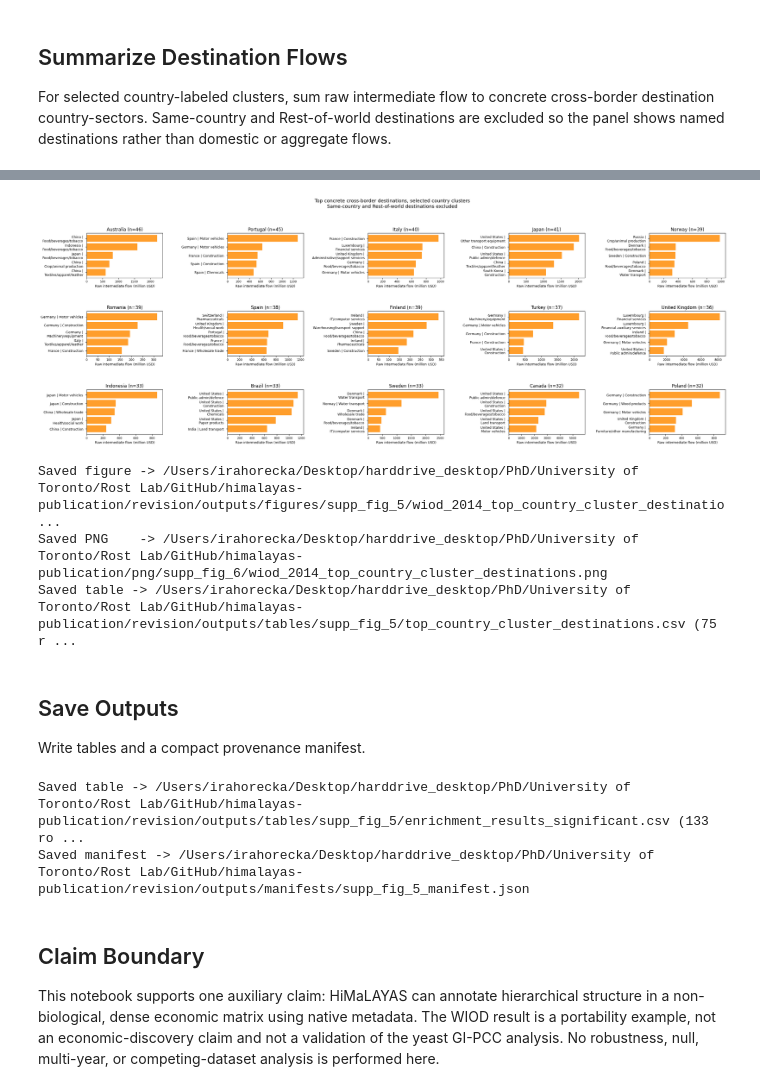
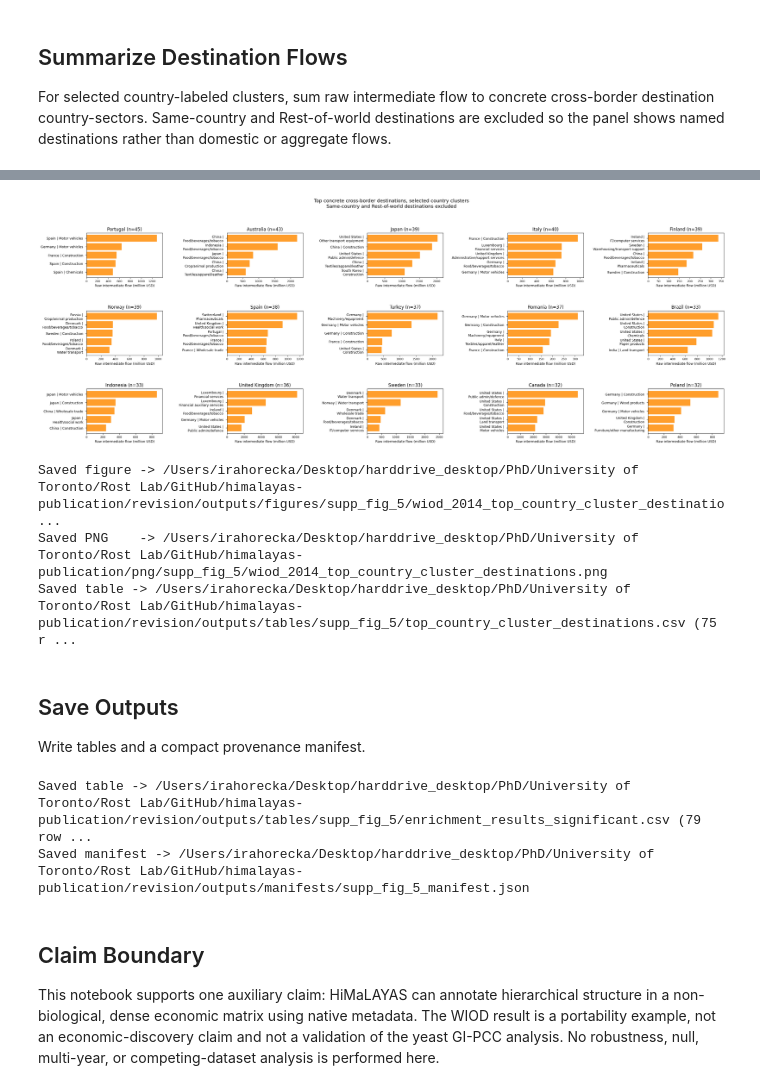
Before and after one commit to himalayas-base/himalayas-publication, a Jupyter notebook: supp_fig_5.ipynb, the cells around one changed output, grey strips where cells are left out. Saved outputs shown, nothing was run; the diff lists cells and outputs as text; code cells hidden in the pictures.

```diff
--- a/supp_fig_5.ipynb
+++ b/supp_fig_5.ipynb
@@ -258,10 +297,10 @@ Cluster row flow profiles with the standard HiMaLAYAS chain, then test country a
 # %%
-annotation_dict = {**sector_to_labels, **country_to_labels}
+annotation_dict = {**country_to_labels}
 annotations = Annotations(annotation_dict, matrix)
 print(f"Annotation terms retained: {len(annotations.terms)}")
 
 N_ROWS = matrix.values.shape[0]
-MIN_CLUSTER_SIZE = 20  # conservative, simple value: ~0.8% of 2,464 rows
+MIN_CLUSTER_SIZE = 20  # conservative, simple value: ~0.8% of N_ROWS
 
 print(f"Row count: {N_ROWS}")
 print(f"min_cluster_size: {MIN_CLUSTER_SIZE} (conservative fixed value, documented here)")
@@ -553,14 +671,16 @@ Summarize the same clustering/enrichment result in a compact cluster-level dendr
 from himalayas.plot import plot_dendrogram_condensed
 
 N_SIGNIFICANT_CLUSTERS = int(results_sig.df["cluster"].nunique())
+N_TOTAL_LEAF_CLUSTERS = len(results_sig.cluster_layout().cluster_spans)
 print(f"Significant clusters to label: {N_SIGNIFICANT_CLUSTERS}")
+print(f"Total leaf clusters drawn:     {N_TOTAL_LEAF_CLUSTERS}")
 
 condensed_dendrogram = plot_dendrogram_condensed(
     results_sig,
-    rank_by="p",
+    rank_by="q",
     label_mode="top_term",
     label_overrides=CLUSTER_LABEL_OVERRIDES,
-    figsize=(4.8, 0.29 * N_SIGNIFICANT_CLUSTERS),
+    figsize=(4.8, 0.29 * N_TOTAL_LEAF_CLUSTERS),
     sigbar_cmap="YlOrBr",
     sigbar_min_logp=0.0,
     sigbar_max_logp=enrichment_norm_max,
@@ -572,7 +692,7 @@ condensed_dendrogram = plot_dendrogram_condensed(
     wrap_text=True,
     wrap_width=24,
     overflow="ellipsis",
-    label_fields=("label", "n"),
+    label_fields=("label", "n", "q"),
     label_color=LABEL_COLOR,
     label_left_pad=0.035,
     dendrogram_color=DENDRO_COLOR,
@@ -608,13 +729,15 @@ import re as _re
 COUNTRY_TERM_RE = _re.compile(r"^[A-Z]{3}$")
 N_TOP_CLUSTERS = 15
 N_TOP_DESTINATIONS = 5
-EXCLUDED_DESTINATION_COUNTRIES = ("ROW",)  # aggregate "Rest of world", not a concrete country-sector
+EXCLUDED_DESTINATION_COUNTRIES = (
+    "ROW",
+)  # aggregate "Rest of world", not a concrete country-sector
 
 
 def select_top_country_clusters(cluster_labels_df, n=N_TOP_CLUSTERS):
     """Return the n most significant clusters whose top term is a country code."""
     is_country = cluster_labels_df["label"].str.fullmatch(COUNTRY_TERM_RE)
-    country_clusters = cluster_labels_df[is_country].sort_values("pval")
+    country_clusters = cluster_labels_df[is_country].sort_values("qval")
     return country_clusters.head(n).reset_index(drop=True)
 
 
@@ -629,7 +752,7 @@ def summarize_top_destinations(flow_block, clusters, cluster_id, country, top_n=
 
 top_country_clusters = select_top_country_clusters(cluster_labels)
 print(f"Selected {len(top_country_clusters)} top country-labeled clusters:")
-print(top_country_clusters[["cluster", "label", "pval"]].to_string(index=False))
+print(top_country_clusters[["cluster", "label", "qval"]].to_string(index=False))
 
 # Defensive check: confirm every selected cluster still has a full top-5 of concrete
 # (non-same-country, non-ROW) cross-border destinations after the added exclusion.
@@ -666,5 +789,9 @@ OK: cluster 18 (POL) has a full top-5.
 # %%
 DEST_BAR_COLOR = "#FF9E2C"
+# This panel stays white-background/black-text independent of the matrix figure's
+# black-background styling above (LABEL_COLOR/BACKGROUND_COLOR are reused globals).
+DEST_LABEL_COLOR = "black"
+DEST_BACKGROUND_COLOR = "white"
 
 
 def wrap_destination_label(label, max_chars=24):
@@ -681,12 +808,12 @@ fig, axes = plt.subplots(
     figsize=(26, 10),
     squeeze=False,
 )
-fig.patch.set_facecolor(BACKGROUND_COLOR)
+fig.patch.set_facecolor(DEST_BACKGROUND_COLOR)
 fig.subplots_adjust(left=0.055, right=0.985, top=0.85, bottom=0.09, wspace=0.85, hspace=0.75)
 
 destination_records = []
 for ax, row in zip(axes.flat, top_country_clusters.itertuples(index=False)):
-    ax.set_facecolor(BACKGROUND_COLOR)
+    ax.set_facecolor(DEST_BACKGROUND_COLOR)
     top_dest = summarize_top_destinations(flow_block, results_sig.clusters, row.cluster, row.label)
 
     for rank, (dest_label, flow_value) in enumerate(top_dest.items(), start=1):
@@ -703,46 +830,46 @@ for ax, row in zip(axes.flat, top_country_clusters.itertuples(index=False)):
 
     bar_labels = [
         wrap_destination_label(readable_destination_label(lbl)) for lbl in top_dest.index
     ][::-1]
     bar_values = top_dest.values[::-1]
     ax.barh(bar_labels, bar_values, color=DEST_BAR_COLOR)
     ax.tick_params(axis="y", pad=6)
     ax.set_xlim(0, float(bar_values.max()) * 1.08)
     n_rows = len(results_sig.clusters.cluster_to_labels[row.cluster])
-    ax.set_title(
-        f"{COUNTRY_NAME[row.label]} (n={n_rows})", fontsize=12, color=LABEL_COLOR
-    )
-    ax.set_xlabel("Raw intermediate flow (million USD)", fontsize=9, color=LABEL_COLOR)
+    ax.set_title(f"{COUNTRY_NAME[row.label]} (n={n_rows})", fontsize=12, color=DEST_LABEL_COLOR)
+    ax.set_xlabel("Raw intermediate flow (million USD)", fontsize=9, color=DEST_LABEL_COLOR)
     for spine in ax.spines.values():
-        spine.set_color(LABEL_COLOR)
-    ax.tick_params(axis="x", labelsize=8, colors=LABEL_COLOR)
-    ax.tick_params(axis="y", labelsize=9, colors=LABEL_COLOR)
+        spine.set_color(DEST_LABEL_COLOR)
+    ax.tick_params(axis="x", labelsize=8, colors=DEST_LABEL_COLOR)
+    ax.tick_params(axis="y", labelsize=9, colors=DEST_LABEL_COLOR)
 
 fig.suptitle(
     "Top concrete cross-border destinations, selected country clusters\n"
     "Same-country and Rest-of-world destinations excluded",
     fontsize=13,
     y=0.98,
-    color=LABEL_COLOR,
+    color=DEST_LABEL_COLOR,
 )
 
 DEST_FIGURE_PATH = NB_FIGURES_DIR / "wiod_2014_top_country_cluster_destinations.png"
-PNG_DEST_FIGURE_PATH = PNG_SUPP6_DIR / "wiod_2014_top_country_cluster_destinations.png"
+PNG_DEST_FIGURE_PATH = PNG_SUPP5_DIR / "wiod_2014_top_country_cluster_destinations.png"
 for path in (DEST_FIGURE_PATH, PNG_DEST_FIGURE_PATH):
-    fig.savefig(path, dpi=300, bbox_inches="tight", pad_inches=0.05, facecolor=BACKGROUND_COLOR)
+    fig.savefig(
+        path, dpi=300, bbox_inches="tight", pad_inches=0.05, facecolor=DEST_BACKGROUND_COLOR
+    )
 plt.show()
 
 print(f"Saved figure -> {DEST_FIGURE_PATH}")
 print(f"Saved PNG    -> {PNG_DEST_FIGURE_PATH}")
 
 DEST_TABLE_PATH = NB_TABLES_DIR / "top_country_cluster_destinations.csv"
 destination_df = pd.DataFrame(destination_records)
 destination_df.to_csv(DEST_TABLE_PATH, index=False)
 print(f"Saved table -> {DEST_TABLE_PATH} ({len(destination_df):,} rows)")
 # %% [output]
-[figure, old version]
+[figure, new version]
 Saved figure -> /Users/irahorecka/Desktop/harddrive_desktop/PhD/University of Toronto/Rost Lab/GitHub/himalayas-publication/revision/outputs/figures/supp_fig_5/wiod_2014_top_country_cluster_destinatio ...
-Saved PNG    -> /Users/irahorecka/Desktop/harddrive_desktop/PhD/University of Toronto/Rost Lab/GitHub/himalayas-publication/png/supp_fig_6/wiod_2014_top_country_cluster_destinations.png
+Saved PNG    -> /Users/irahorecka/Desktop/harddrive_desktop/PhD/University of Toronto/Rost Lab/GitHub/himalayas-publication/png/supp_fig_5/wiod_2014_top_country_cluster_destinations.png
 Saved table -> /Users/irahorecka/Desktop/harddrive_desktop/PhD/University of Toronto/Rost Lab/GitHub/himalayas-publication/revision/outputs/tables/supp_fig_5/top_country_cluster_destinations.csv (75 r ...
 # %% [markdown]
 ## Save Outputs
@@ -778,10 +905,19 @@ manifest = {
         "transform": "np.log1p",
         "route": "A -- row feature-vector clustering of the directed intermediate-flow "
         "profile matrix (not converted to a similarity matrix)",
+        "excluded_sectors": {
+            "codes": list(EXCLUDED_SECTORS),
+            "reason": "WIOD accounting placeholders, not real production sectors -- U is "
+            "exactly zero for all 44 countries on both axes, T is exactly zero for 30 of "
+            "44 countries with negligible nonzero values elsewhere. Left in, they formed "
+            "a spurious all-zero cross through the matrix and a trivially significant "
+            "enrichment cluster.",
+        },
     },
     "annotations": {
-        "isic_sector_terms": len(sector_to_labels),
+        "enrichment_annotation": "country only",
         "country_terms": len(country_to_labels),
+        "isic_sector_terms_derived_for_display_only": len(sector_to_labels),
         "domestic_cross_border": "dropped -- not a well-defined row-level annotation",
     },
     "clustering": {
@@ -797,9 +933,9 @@ manifest = {
         "significant_rows_q_le_0_05": int(len(results_sig.df)),
     },
     "condensed_dendrogram": {
-        "description": "Compact visual summary of the same results_sig clustering/enrichment result shown in the main matrix figure, with cluster labels selected by the most significant native annotation term and rendered as human-readable country/sector names (rank_by='p', label_mode='top_term'). Not a separate validation analysis.",
+        "description": "Compact visual summary of the same results_sig clustering/enrichment result shown in the main matrix figure, with cluster labels selected by the most significant native annotation term and rendered as human-readable country names (rank_by='q', label_mode='top_term'). Not a separate validation analysis.",
         "n_clusters_labeled": N_SIGNIFICANT_CLUSTERS,
-        "sigbar_max_logp": enrichment_norm_max,
+        "sigbar_max_logq": enrichment_norm_max,
     },
     "destination_flow_summary": {
         "description": "Descriptive 3-by-5 small-multiple bar summary (not enrichment) of raw intermediate flow summed across each selected cluster's origin rows, by destination country-sector column, with same-country and Rest-of-world (ROW) destinations excluded so only concrete, individually named cross-border destinations are shown.",
@@ -825,7 +961,7 @@ MANIFEST_PATH = layout["manifests_dir"] / f"{NB_ID}_manifest.json"
 ru.write_manifest(manifest, MANIFEST_PATH)
 print(f"Saved manifest -> {MANIFEST_PATH}")
 # %% [output]
-Saved table -> /Users/irahorecka/Desktop/harddrive_desktop/PhD/University of Toronto/Rost Lab/GitHub/himalayas-publication/revision/outputs/tables/supp_fig_5/enrichment_results_significant.csv (133 ro ...
+Saved table -> /Users/irahorecka/Desktop/harddrive_desktop/PhD/University of Toronto/Rost Lab/GitHub/himalayas-publication/revision/outputs/tables/supp_fig_5/enrichment_results_significant.csv (79 row ...
 Saved manifest -> /Users/irahorecka/Desktop/harddrive_desktop/PhD/University of Toronto/Rost Lab/GitHub/himalayas-publication/revision/outputs/manifests/supp_fig_5_manifest.json
 # %% [markdown]
 ## Claim Boundary
```
Also changed, not shown: parts of 16 cells of this notebook.
